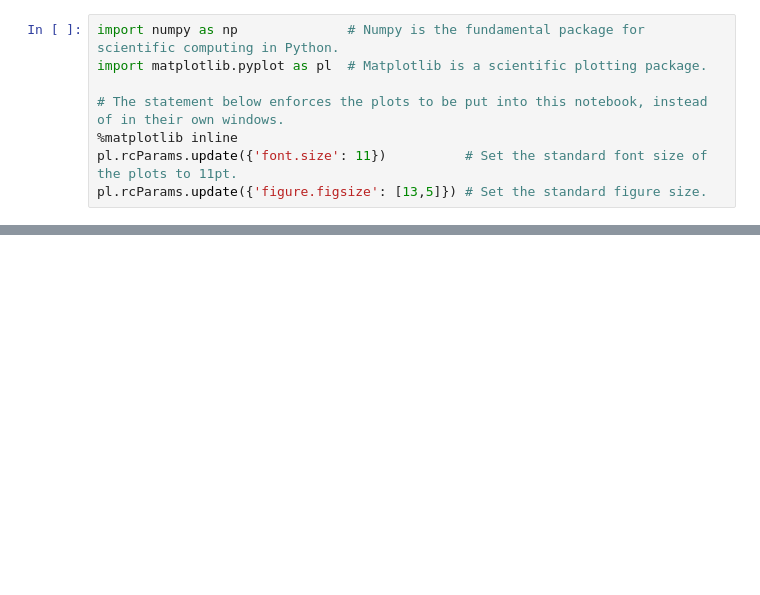
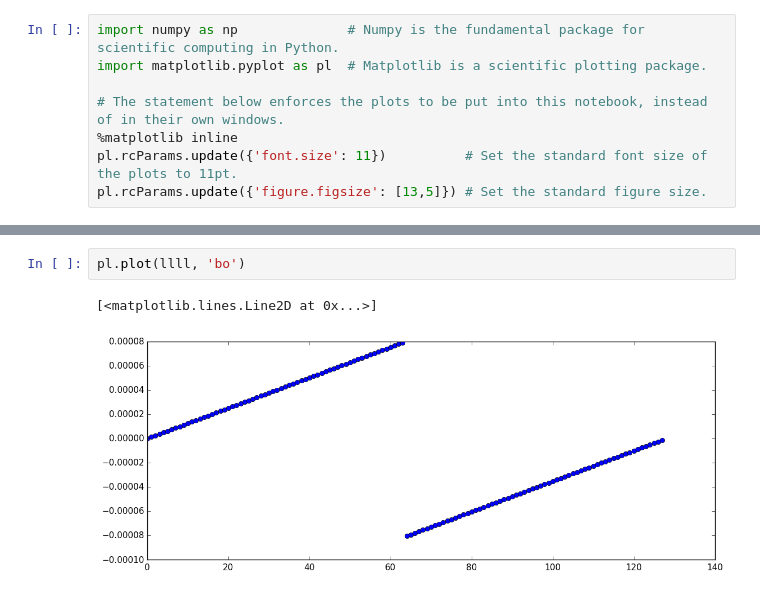
Before and after one commit to Chiil/dynamic_meteorology, a Jupyter notebook: Quasi-geostrophic shallow water.ipynb, the cells around one changed output, grey strips where cells are left out. Drawn from its saved outputs; the diff is of its cells as text; blank space fills up the shorter version.

```diff
--- a/Quasi-geostrophic shallow water.ipynb
+++ b/Quasi-geostrophic shallow water.ipynb
@@ -120,0 +127,5 @@ pl.plot(x/1000, h [ny//2,:], 'r-')
+# %%
+pl.plot(llll, 'bo')
+# %% [output]
+[<matplotlib.lines.Line2D at 0x...>]
+[figure, added]
```
Also changed, not shown: parts of 7 cells of this notebook.
